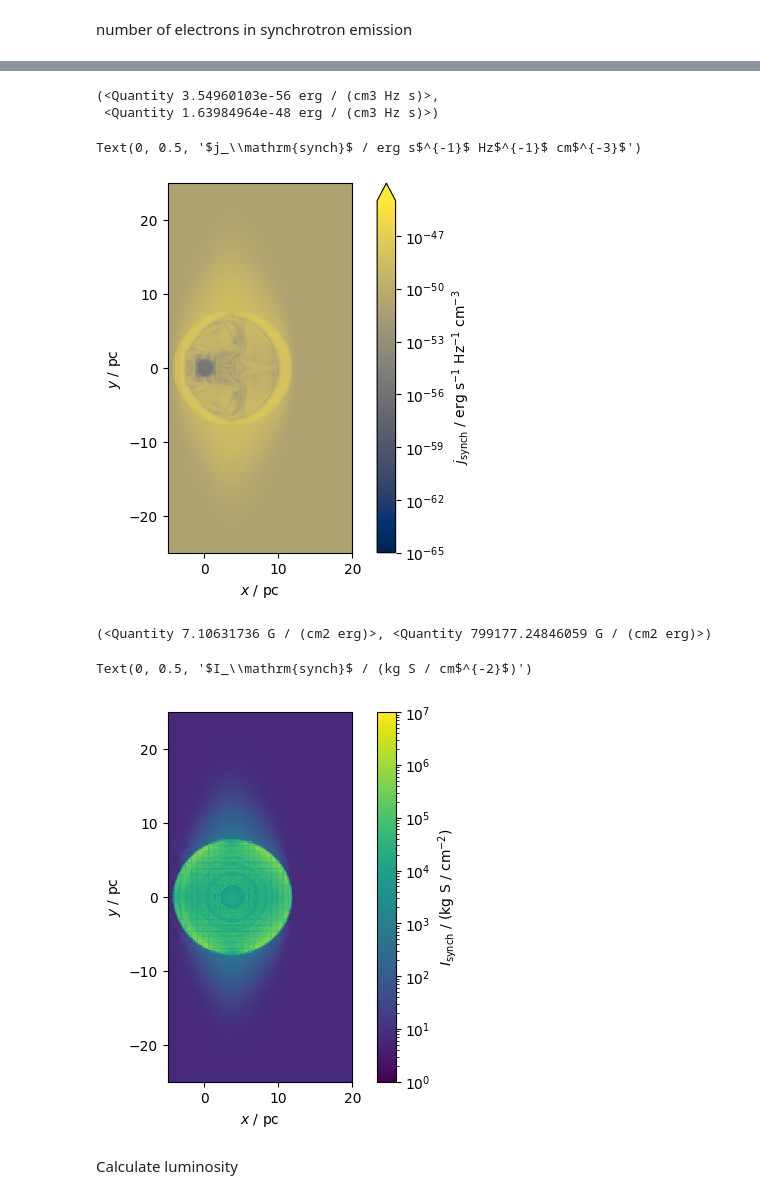
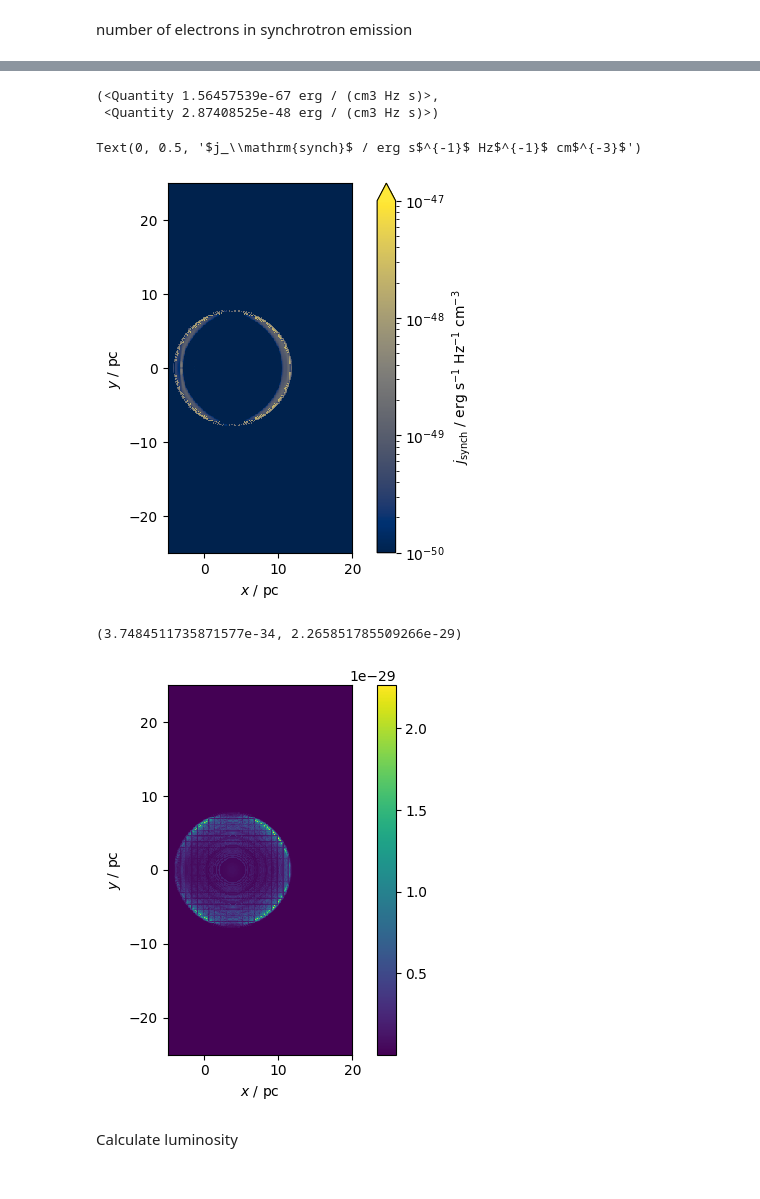
Before and after one commit to kwat0308/crbowshock_analysis_tools, a Jupyter notebook: calculate_CR_properties/notebooks/get_synch_emissivity.ipynb, the cells around one changed output, grey strips where cells are left out. Cells and saved outputs as stored; diff of their text form; code cells hidden in the pictures.

```diff
--- a/calculate_CR_properties/notebooks/get_synch_emissivity.ipynb
+++ b/calculate_CR_properties/notebooks/get_synch_emissivity.ipynb
@@ -83,7 +84,7 @@ def synch_kernel(x):
 
 def crit_freq(Blos, pele):
     '''Critical frequency as a function of magnetic field / microG and electron energy / GeV'''
-    return 0.5 * (Blos / (1 * u.uG)) * (np.sqrt(1 + (pele / (me * c))**2) / 1e4)**2 * u.GHz
+    return (0.5 * u.GHz * (Blos / (1 * u.uG)) * (np.sqrt(1 + (pele / (me * c))**2) / 1e4)**2).to(u.GHz)
 
 def ekin(p, m=const.m_p.cgs):
     '''kinetic energy of proton in GeV'''
@@ -94,3 +95,27 @@ def pele(pprot):
     return (np.sqrt((ekin(pprot) / 16 + me*c**2)**2 - me**2*c**4) / c).to(u.cm * u.g / u.s)
 # %% [markdown]
 calcualte the steady state spectrum for electrons
+# %%
+pprot_grid = (10.0**log10_pprot_grid * (u.cm * u.g / u.s))
+pele_grid = pele(pprot_grid)
+
+B = 1e-5 * u.G
+nuc = crit_freq(B, pele_grid)
+plt.loglog(ekin(pele_grid, m=me), nuc)
+plt.axhline(synch_freq.value, ls=":", color="k", label=rf"$\nu$ = {synch_freq}")
+plt.xlabel("Electron energy / GeV")
+plt.ylabel("Critical Frequency / GHz")
+plt.title(f"Critical Frequency, B = {B:.1e}")
+plt.legend()
+
+Ekin_synch = ekin(pele_grid, m=me)[np.isclose(synch_freq, nuc, rtol=1e-1, atol=1e-1)]
+
+synch_ker = synch_kernel((synch_freq / nuc).to_value(u.dimensionless_unscaled))
+
+plt.figure()
+plt.semilogx(ekin(pele_grid, m=me), synch_ker)
+plt.axvline(Ekin_synch.value, label=fr"$E_\mathrm{{kin, synch}}$ = {Ekin_synch[0]:.2f}", ls=":", color="k",)
+plt.xlabel("Electron energy / GeV")
+plt.ylabel("Synchrotron Kernel F(x)")
+plt.title(f"Synchrotron Kernel, B = {B:.1e}")
+plt.legend()
@@ -248,7 +280,8 @@ LOS agnetic field
 # los_vec = (np.array([0, 0,z_GC.value]) * u.pc).value
 # los_vec /= np.linalg.norm(los_vec)  # normalize
 # print("Line-of-sight vector", los_vec)
-Blos_data = (np.abs(mag_data[0]) + np.abs(mag_data[1])) * u.G
+Blos_data = (np.abs(mag_data[0]) + np.abs(mag_data[1]) + np.abs(mag_data[2])) * u.G
+Blos_data = np.sqrt(np.abs(mag_data[0])**2 + np.abs(mag_data[1])**2 + np.abs(mag_data[2])**2) * u.G
 Blos_data[Blos_data < 1e-9 * u.G] = 1e-9 * u.G
 
 print(Blos_data.min(), Blos_data.max())
@@ -307,14 +340,15 @@ synch_intens_data = synch_coeff * (u.erg * u.s**-1 * u.Hz**-1) * nelesynch_data
 synch_intens_data.min(), synch_intens_data.max()
 # %reset_selective -f "nelesynch_cube"
 # %% [output]
-(<Quantity 3.54960103e-56 erg / (cm3 Hz s)>,
- <Quantity 1.63984964e-48 erg / (cm3 Hz s)>)
+(<Quantity 1.56457539e-67 erg / (cm3 Hz s)>,
+ <Quantity 2.87408525e-48 erg / (cm3 Hz s)>)
 # %%
 # plot
 jsynch_sl = flash_amr_tools.get_slice(synch_intens_data, pos=0.0, axis=2, ref_lvl=ref_lvl, bbox=bbox, bsize=bsize, brefs=brefs, bns=bns)
 
 fig, ax = plt.subplots()
-norm = mcolors.LogNorm(vmin=1e-65, vmax=1e-45, clip=True)
+norm = mcolors.LogNorm(vmin=1e-50, vmax=1e-47, clip=True)
+# norm = mcolors.Normalize()
 
 im = ax.imshow(jsynch_sl.T, norm=norm, cmap=cm.cividis, alpha=1.0, interpolation="none", extent=extent)
 
@@ -326,30 +360,30 @@ cb = fig.colorbar(im, ax=ax, extend='max')
 cb.ax.set_ylabel(r"$j_\mathrm{synch}$ / erg s$^{-1}$ Hz$^{-1}$ cm$^{-3}$")
 # %% [output]
 Text(0, 0.5, '$j_\\mathrm{synch}$ / erg s$^{-1}$ Hz$^{-1}$ cm$^{-3}$')
-[figure, old version]
+[figure, new version]
 # %%
-synch_intens_cube = flash_amr_tools.get_cdens(synch_emissiv_data.value, axis=2, ref_lvl=ref_lvl, bbox=bbox, bsize=bsize, brefs=brefs, bns=bns) * (u.G / (u.erg * u.cm**2))
+synch_intens_cube = flash_amr_tools.get_cdens(synch_intens_data.value, axis=2, ref_lvl=ref_lvl, bbox=bbox, bsize=bsize, brefs=brefs, bns=bns)
 # synch_intens_cube = np.trapz(y=synch_emissiv_cube, dx=(up_cor[2] - low_cor[2]) / synch_emissiv_cube.shape[2], axis=2) / (4 * np.pi)
 # %%
 synch_intens_cube.min(), synch_intens_cube.max()
 # %% [output]
-(<Quantity 7.10631736 G / (cm2 erg)>, <Quantity 799177.24846059 G / (cm2 erg)>)
+(3.7484511735871577e-34, 2.265851785509266e-29)
 # %%
 # plot
 fig, ax = plt.subplots()
-norm = mcolors.LogNorm(vmin=1, vmax=1e7, clip=True)
+# norm = mcolors.LogNorm(vmin=1e-35, vmax=1e-28, clip=True)
+norm = mcolors.Normalize()
 
-im = ax.imshow(synch_intens_cube.value.T, norm=norm, cmap=cm.viridis, alpha=1.0, interpolation="none", extent=extent)
+im = ax.imshow(synch_intens_cube.T, norm=norm, cmap=cm.viridis, alpha=1.0, interpolation="none", extent=extent)
 
 # labels
 ax.set_xlabel("$x$ / pc")
 ax.set_ylabel("$y$ / pc")
 
 cb = fig.colorbar(im, ax=ax)
-cb.ax.set_ylabel("$I_\mathrm{synch}$ / (kg S / cm$^{-2}$)")
+# cb.ax.set_ylabel("$I_\mathrm{synch}$ / (kg S / cm$^{-2}$)")
 # %% [output]
-Text(0, 0.5, '$I_\\mathrm{synch}$ / (kg S / cm$^{-2}$)')
-[figure, old version]
+[figure, new version]
 # %% [markdown]
 Calculate luminosity
 # %%
```
Also changed, not shown: parts of 9 cells of this notebook, 3 other files.
